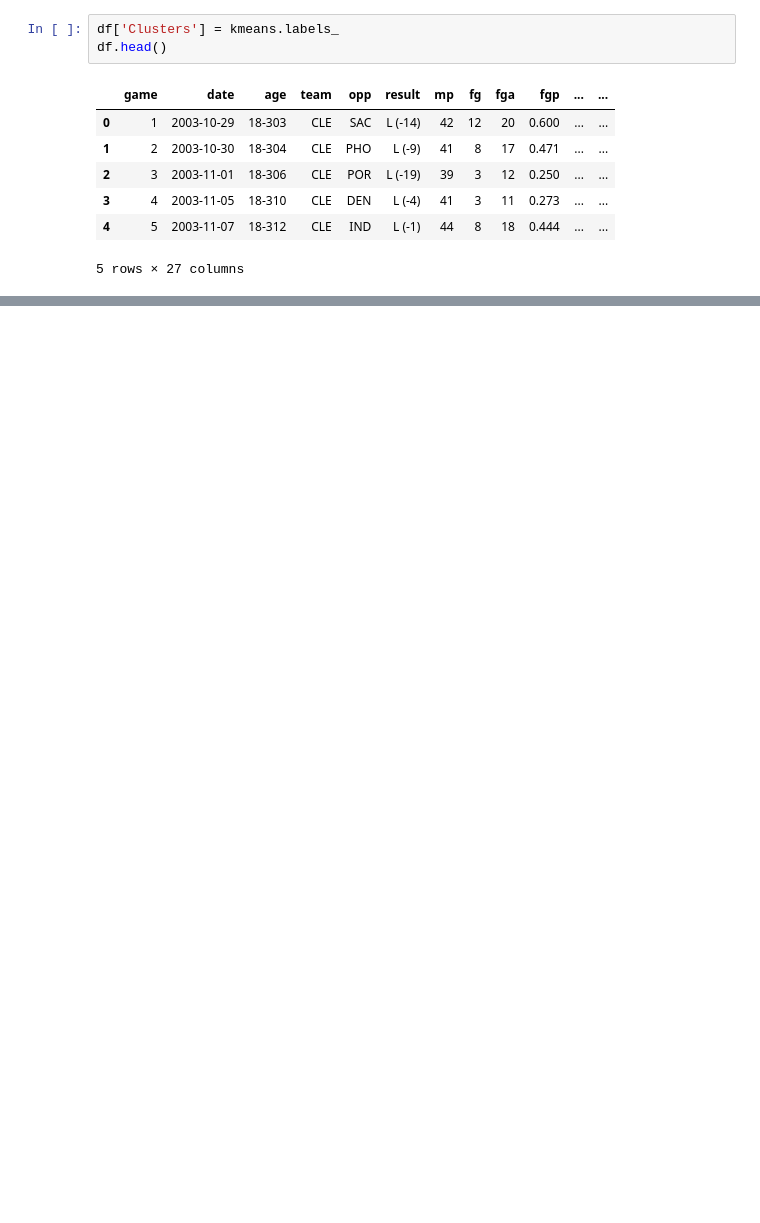
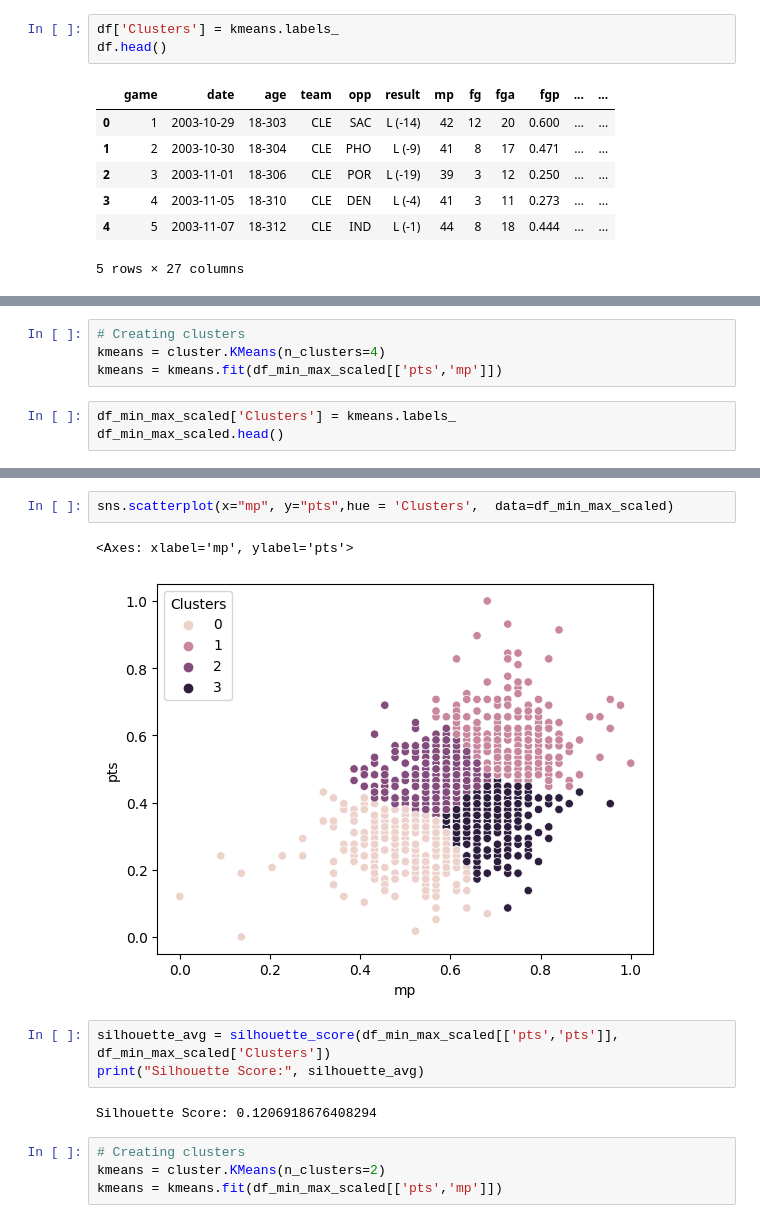
Before and after one commit to ndlovuraymond/datascience, a Jupyter notebook: K-means clustering/lebron_cluster pts-min.ipynb, the cells around one changed output, grey strips where cells are left out. Saved outputs shown, nothing was run; the diff lists cells and outputs as text; blank space fills up the shorter version.

```diff
--- a/K-means clustering/lebron_cluster pts-min.ipynb
+++ b/K-means clustering/lebron_cluster pts-min.ipynb
@@ -96,0 +139,7 @@ Silhouette Score: 0.4081918638139714
+# %%
+# Creating clusters
+kmeans = cluster.KMeans(n_clusters=4)
+kmeans = kmeans.fit(df_min_max_scaled[['pts','mp']])
+# %%
+df_min_max_scaled['Clusters'] = kmeans.labels_
+df_min_max_scaled.head()
@@ -96,0 +154,14 @@ Silhouette Score: 0.4081918638139714
+# %%
+sns.scatterplot(x="mp", y="pts",hue = 'Clusters',  data=df_min_max_scaled)
+# %% [output]
+<Axes: xlabel='mp', ylabel='pts'>
+[figure, added]
+# %%
+silhouette_avg = silhouette_score(df_min_max_scaled[['pts','pts']], df_min_max_scaled['Clusters'])
+print("Silhouette Score:", silhouette_avg)
+# %% [output]
+Silhouette Score: 0.1206918676408294
+# %%
+# Creating clusters
+kmeans = cluster.KMeans(n_clusters=2)
+kmeans = kmeans.fit(df_min_max_scaled[['pts','mp']])
```
Also changed, not shown: parts of 15 cells of this notebook, 2 other files.
